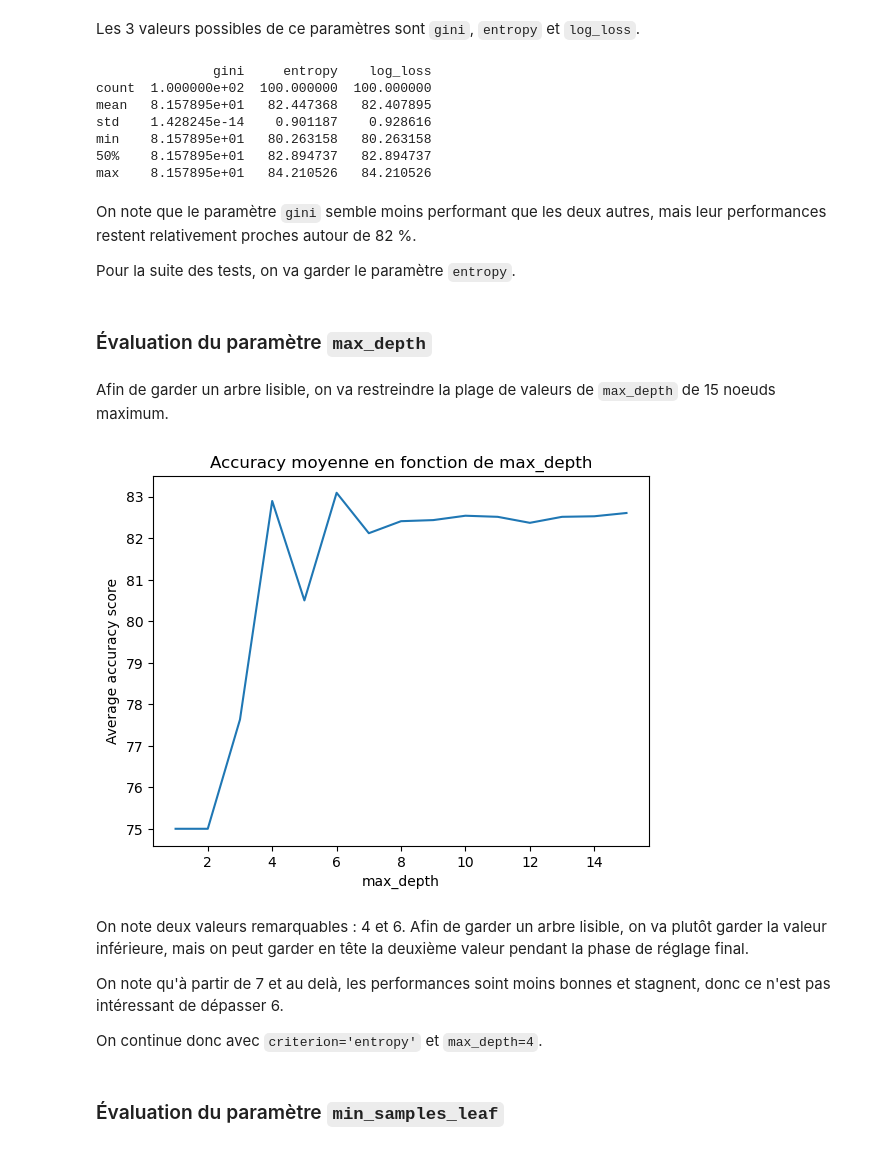
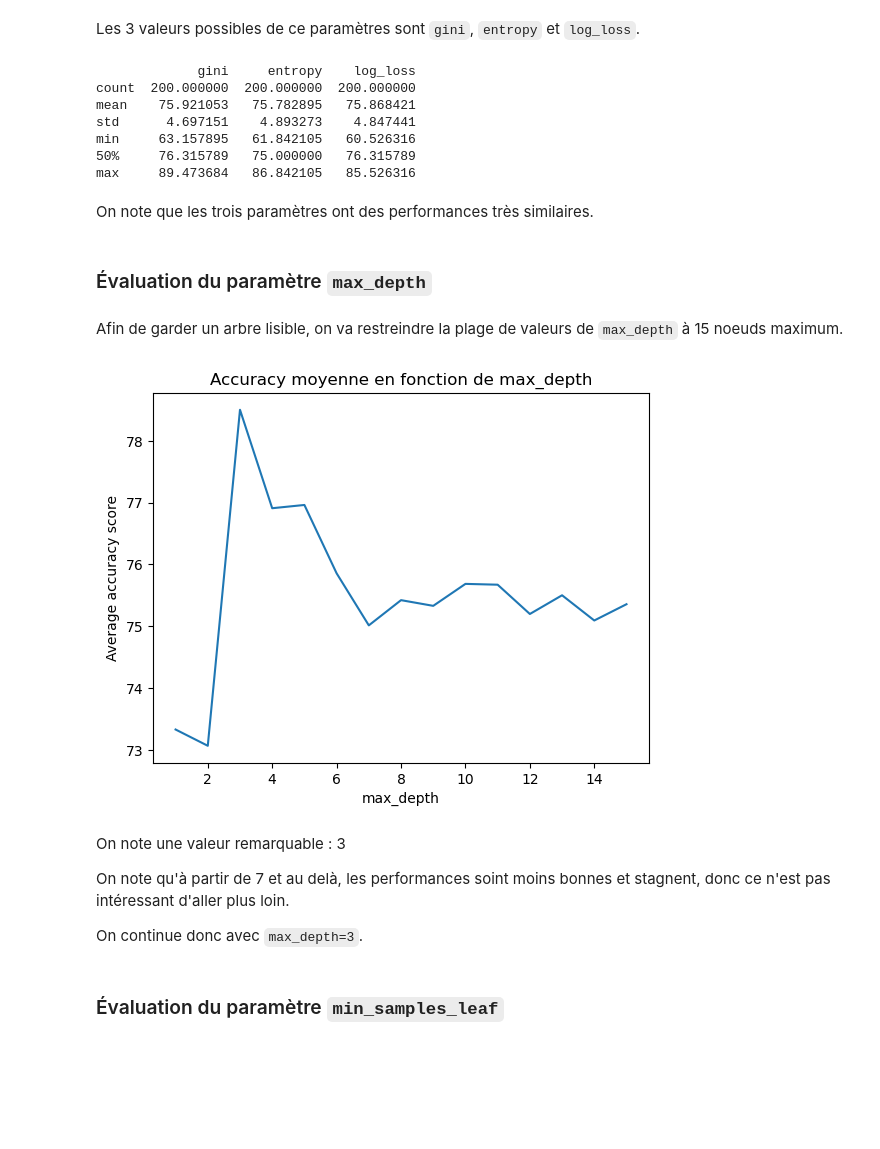
Before and after one commit to Polytech-E2I/data-processing, a Jupyter notebook: Projet2_jpynb/Projet2.ipynb, the cells around one changed output. Saved outputs shown, nothing was run; the diff lists cells and outputs as text; code cells hidden in the pictures; blank space fills up the shorter version.

```diff
--- a/Projet2_jpynb/Projet2.ipynb
+++ b/Projet2_jpynb/Projet2.ipynb
@@ -241,7 +241,8 @@ from sklearn.metrics import accuracy_score
 
 accuracies = {'gini': [], 'entropy': [], 'log_loss': []}
 
-for i in range(100):
+for i in range(200):
+    X_train, X_test, Y_train, Y_test = train_test_split(X, Y)
 
     for criterion in accuracies.keys():
         dtc = DecisionTreeClassifier(criterion=criterion)
@@ -252,58 +253,58 @@ for i in range(100):
 
 print(pd.DataFrame(accuracies).describe(percentiles=[]))
 # %% [output]
-               gini     entropy    log_loss
-count  1.000000e+02  100.000000  100.000000
-mean   8.157895e+01   82.447368   82.407895
-std    1.428245e-14    0.901187    0.928616
-min    8.157895e+01   80.263158   80.263158
-50%    8.157895e+01   82.894737   82.894737
-max    8.157895e+01   84.210526   84.210526
+             gini     entropy    log_loss
+count  200.000000  200.000000  200.000000
+mean    75.921053   75.782895   75.868421
+std      4.697151    4.893273    4.847441
+min     63.157895   61.842105   60.526316
+50%     76.315789   75.000000   76.315789
+max     89.473684   86.842105   85.526316
-# %% [markdown]
-On note que le paramètre `gini` semble moins performant que les deux autres, mais leur performances restent relativement proches autour de 82 %.
-
-Pour la suite des tests, on va garder le paramètre `entropy`.
+# %% [markdown]
+On note que les trois paramètres ont des performances très similaires.
 # %% [markdown]
 ### Évaluation du paramètre `max_depth`
 # %% [markdown]
-Afin de garder un arbre lisible, on va restreindre la plage de valeurs de `max_depth` de 15 noeuds maximum.
+Afin de garder un arbre lisible, on va restreindre la plage de valeurs de `max_depth` à 15 noeuds maximum.
 # %%
 import matplotlib.pyplot as plt
 import numpy as np
 
 accuracies = dict.fromkeys(range(1, 16))
 for max_depth in accuracies.keys():
     accuracies[max_depth] = []
 
 for i in range(100):
+    X_train, X_test, Y_train, Y_test = train_test_split(X, Y)
+
     for max_depth in accuracies.keys():
         dtc = DecisionTreeClassifier(
-            criterion='entropy',
+            criterion='gini',
             max_depth=max_depth
         )
         dtc = dtc.fit(X_train, Y_train)
         true = Y_test
         predict = dtc.predict(X_test)
         accuracies[max_depth].append(accuracy_score(true, predict) * 100)
 
 
 average_accuracies = dict.fromkeys(accuracies)
 for max_depth in average_accuracies.keys():
     average_accuracies[max_depth] = np.array(accuracies[max_depth]).mean()
 
 plt.plot(average_accuracies.keys(), average_accuracies.values())
 plt.xlabel("max_depth")
 plt.ylabel("Average accuracy score")
 plt.title("Accuracy moyenne en fonction de max_depth")
 plt.show()
 # %% [output]
-[figure, old version]
+[figure, new version]
 # %% [markdown]
-On note deux valeurs remarquables : 4 et 6. Afin de garder un arbre lisible, on va plutôt garder la valeur inférieure, mais on peut garder en tête la deuxième valeur pendant la phase de réglage final.
+On note une valeur remarquable : 3
 
-On note qu'à partir de 7 et au delà, les performances soint moins bonnes et stagnent, donc ce n'est pas intéressant de dépasser 6.
+On note qu'à partir de 7 et au delà, les performances soint moins bonnes et stagnent, donc ce n'est pas intéressant d'aller plus loin.
 
-On continue donc avec `criterion='entropy'` et `max_depth=4`.
+On continue donc avec `max_depth=3`.
 # %% [markdown]
 ### Évaluation du paramètre `min_samples_leaf`
 # %% [markdown]
```
Also changed, not shown: parts of 17 cells of this notebook.
